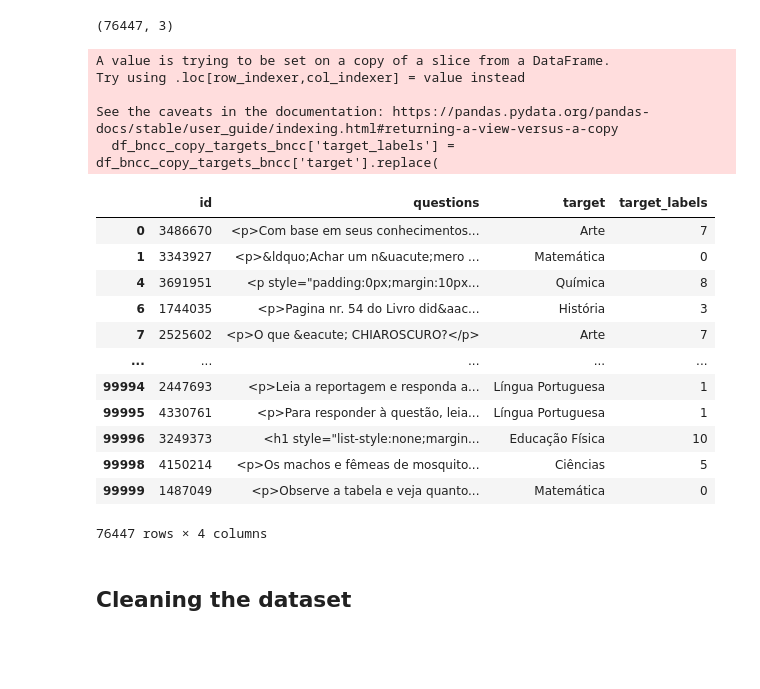
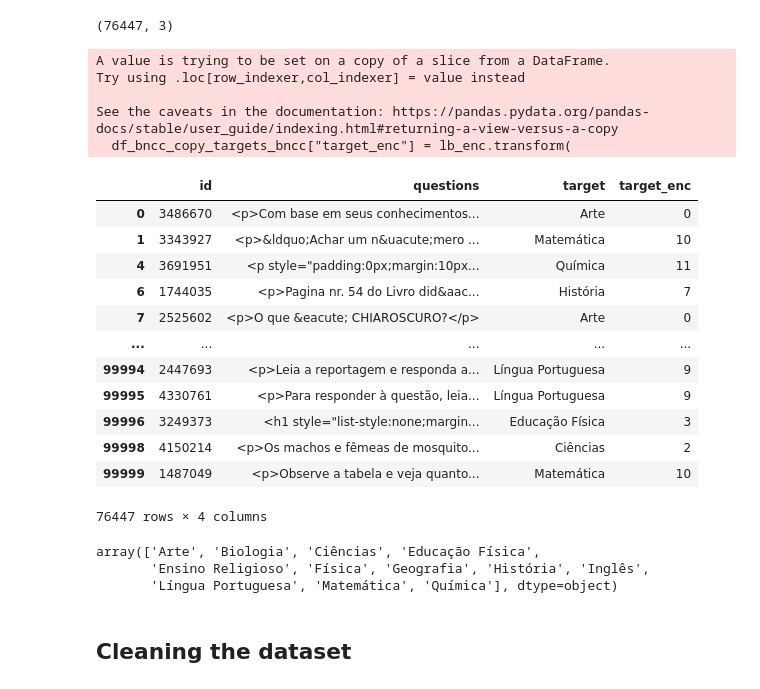
Before and after one commit to LucianoBatista/bncc-classifier, a Jupyter notebook: analysis/notebooks/pedro-02-03-2022-preprocessing.ipynb, the cells around one changed output. Saved outputs shown, nothing was run; the diff lists cells and outputs as text; code cells hidden in the pictures; blank space fills up the shorter version.

Commit message:
refactor: baseline second classifier.

```diff
--- a/analysis/notebooks/pedro-02-03-2022-preprocessing.ipynb
+++ b/analysis/notebooks/pedro-02-03-2022-preprocessing.ipynb
@@ -23,7 +24,6 @@ pd.set_option('display.width', 1000)
 ## Selecting and filtering the features that will be used in the model
 # %%
 # Importing Data
-
-df_bncc = pd.read_csv('/home/pdsmoreau/data-science/tera/bncc-classifier/data/raw/bncc_first_classifier.csv')
+df_bncc = pd.read_csv("../../data/raw/bncc_first_classifier.csv")
 # %%
 # Making a copy of the dataset and visualizing it
@@ -140,36 +147,45 @@ Name: target, dtype: int64
 df_bncc_copy_targets_bncc.shape
 # %% [output]
 (76447, 3)
-# %%
-# Encoding the target with labels for the classifier
-
-df_bncc_copy_targets_bncc['target_labels'] = df_bncc_copy_targets_bncc['target'].replace(
-    {'Matemática': 0, 'Língua Portuguesa': 1,
-     'Geografia': 2, 'História': 3,
-     'Inglês': 4, 'Ciências': 5,
-     'Física': 6, 'Arte': 7,
-     'Química': 8, 'Biologia': 9,
-     'Educação Física': 10, 'Ensino Religioso': 11})
-
-df_bncc_copy_targets_bncc
-# %% [output]
-A value is trying to be set on a copy of a slice from a DataFrame.
-Try using .loc[row_indexer,col_indexer] = value instead
-
-See the caveats in the documentation: https://pandas.pydata.org/pandas-docs/stable/user_guide/indexing.html#returning-a-view-versus-a-copy
-  df_bncc_copy_targets_bncc['target_labels'] = df_bncc_copy_targets_bncc['target'].replace(
-|  | id | questions | target | target_labels |
-| 0 | 3486670 | <p>Com base em seus conhecimentos... | Arte | 7 |
-| 1 | 3343927 | <p>&ldquo;Achar um n&uacute;mero ... | Matemática | 0 |
-| 4 | 3691951 | <p style="padding:0px;margin:10px... | Química | 8 |
-| 6 | 1744035 | <p>Pagina nr. 54 do Livro did&aac... | História | 3 |
-| 7 | 2525602 | <p>O que &eacute; CHIAROSCURO?</p> | Arte | 7 |
-| ... | ... | ... | ... | ... |
-| 99994 | 2447693 | <p>Leia a reportagem e responda a... | Língua Portuguesa | 1 |
-| 99995 | 4330761 | <p>Para responder à questão, leia... | Língua Portuguesa | 1 |
-| 99996 | 3249373 | <h1 style="list-style:none;margin... | Educação Física | 10 |
-| 99998 | 4150214 | <p>Os machos e fêmeas de mosquito... | Ciências | 5 |
-| 99999 | 1487049 | <p>Observe a tabela e veja quanto... | Matemática | 0 |
-76447 rows × 4 columns
+# %%
+# Encoding the target with labels for the classifier
+# this procedure can be done with LabelEncoder from scikit-learn
+# will give us more control over the pipeline
+lb_enc = preprocessing.LabelEncoder()
+
+# train on the column we want encode
+lb_enc.fit(df_bncc_copy_targets_bncc["target"])
+
+# transform the same column, but here we'll have this transformation for test and after for train
+df_bncc_copy_targets_bncc["target_enc"] = lb_enc.transform(
+    df_bncc_copy_targets_bncc["target"]
+)
+df_bncc_copy_targets_bncc
+# %% [output]
+A value is trying to be set on a copy of a slice from a DataFrame.
+Try using .loc[row_indexer,col_indexer] = value instead
+
+See the caveats in the documentation: https://pandas.pydata.org/pandas-docs/stable/user_guide/indexing.html#returning-a-view-versus-a-copy
+  df_bncc_copy_targets_bncc["target_enc"] = lb_enc.transform(
+|  | id | questions | target | target_enc |
+| 0 | 3486670 | <p>Com base em seus conhecimentos... | Arte | 0 |
+| 1 | 3343927 | <p>&ldquo;Achar um n&uacute;mero ... | Matemática | 10 |
+| 4 | 3691951 | <p style="padding:0px;margin:10px... | Química | 11 |
+| 6 | 1744035 | <p>Pagina nr. 54 do Livro did&aac... | História | 7 |
+| 7 | 2525602 | <p>O que &eacute; CHIAROSCURO?</p> | Arte | 0 |
+| ... | ... | ... | ... | ... |
+| 99994 | 2447693 | <p>Leia a reportagem e responda a... | Língua Portuguesa | 9 |
+| 99995 | 4330761 | <p>Para responder à questão, leia... | Língua Portuguesa | 9 |
+| 99996 | 3249373 | <h1 style="list-style:none;margin... | Educação Física | 3 |
+| 99998 | 4150214 | <p>Os machos e fêmeas de mosquito... | Ciências | 2 |
+| 99999 | 1487049 | <p>Observe a tabela e veja quanto... | Matemática | 10 |
+76447 rows × 4 columns
+# %%
+# you can access how the labels was transformed by looking at the classes
+lb_enc.classes_
+# %% [output]
+array(['Arte', 'Biologia', 'Ciências', 'Educação Física',
+       'Ensino Religioso', 'Física', 'Geografia', 'História', 'Inglês',
+       'Língua Portuguesa', 'Matemática', 'Química'], dtype=object)
 # %% [markdown]
 ## Cleaning the dataset
```
Also changed, not shown: parts of 42 cells of this notebook, 6 other files.
